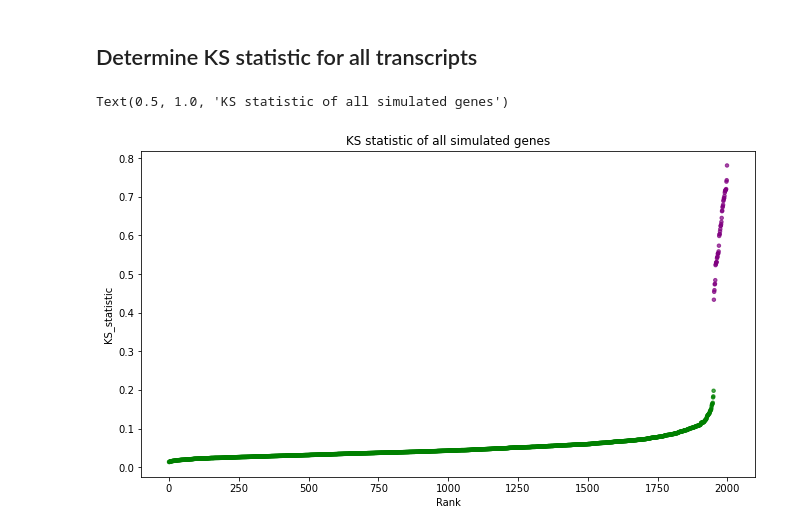
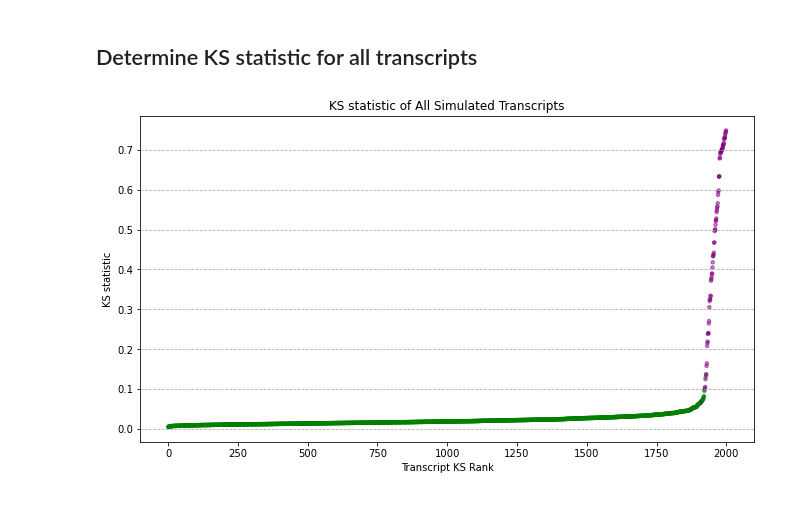
Before and after one commit to greenblattlab/Analysis_Of_Ribosome_Pausing, a Jupyter notebook: Simulation/rb_profile_simulator.ipynb, the cells around one changed output. Cells and saved outputs as stored; diff of their text form; code cells hidden in the pictures.

```diff
--- a/Simulation/rb_profile_simulator.ipynb
+++ b/Simulation/rb_profile_simulator.ipynb
@@ -101,7 +101,7 @@ min_mutant = []
 for i in range(2000):
     length = numpy.random.randint(200,2500)
     alpha = 0.01
-    x = tt.simulate_profile(mean_lambda = 4, sd = 3, length = length, a= alpha, B = 2, read_density = 0.5, pause_density = 0.01, pause_str = 0.16,
+    x = tt.simulate_profile(mean_lambda = 4, sd = 3, length = length, a= alpha, B = 2, read_density = 5, pause_density = 0.01, pause_str = 0.16,
                          a_frac = 1, elon_frac = 1, return_min_lam = True)
     data_control.append(x[0])
     j_control.append(x[1])
@@ -121,7 +121,7 @@ max_pool = 20
 with Pool(max_pool) as p:
     pool_control = list(
          tqdm(
-            p.imap(kat.get_smoothed_vector_parallel,
+            p.imap(kat.get_smoothed_vector,
                       data_control),
             total=len(data_control)
         )
@@ -131,7 +131,7 @@ with Pool(max_pool) as p:
 with Pool(max_pool) as p:
     pool_mutant = list(
         tqdm(
-            p.imap(kat.get_smoothed_vector_parallel,
+            p.imap(kat.get_smoothed_vector,
                        data_mutant),
             total=len(data_mutant)
         )
@@ -180,13 +180,15 @@ df_sorted["colours"] = colours
 # %%
 # Plot the KS values for each gene from lowest to highest.
 figure(figsize = (11,6))
-plt.scatter(list(range(len(df_sorted.ks_stat))), df_sorted.ks_stat, s=12, alpha = 0.7, c= df_sorted.colours) #ok, this works but I need to sort it first,
+plt.scatter(list(range(len(df_sorted.ks_stat))), df_sorted.ks_stat, s=12, alpha = 0.5, c= df_sorted.colours) #ok, this works but I need to sort it first,
 #I can probably just sort the dataframe itself to do this.
-plt.ylabel("KS_statistic")
-plt.xlabel("Rank")
-plt.title("KS statistic of all simulated genes")
+plt.ylabel("KS statistic")
+plt.xlabel("Transcript KS Rank")
+plt.title("KS statistic of All Simulated Transcripts")
+axes = plt.gca()
+axes.yaxis.grid(linestyle = "--")
+plt.savefig(image_path + 'colour_coded_simulation.pdf')
 # %% [output]
-Text(0.5, 1.0, 'KS statistic of all simulated genes')
-[figure, old version]
+[figure, new version]
 # %%
 # Find all of the transcripts with a KS stat above a certain threshold and group them by gene ID
```
Also changed, not shown: parts of 16 cells of this notebook, 4 other files.
